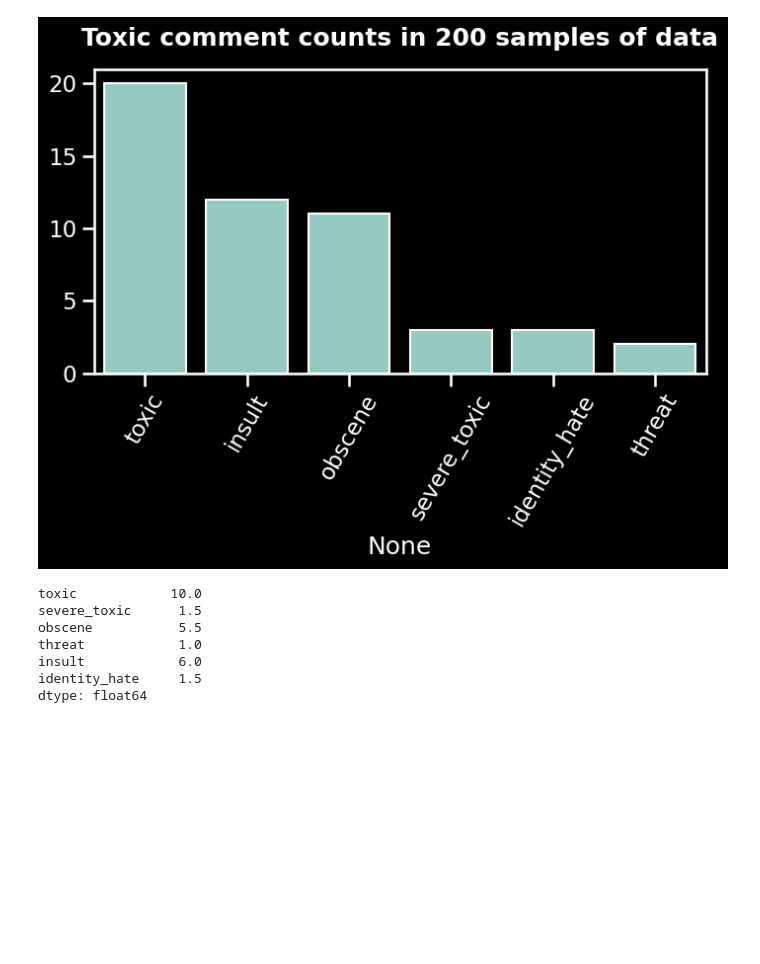
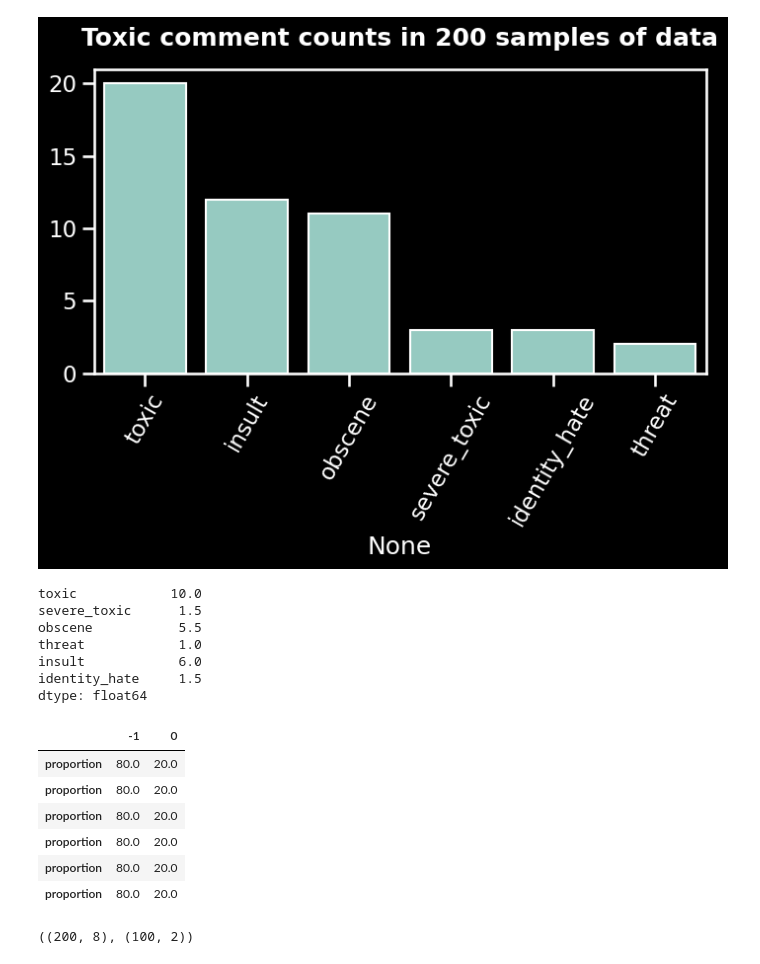
Before and after one commit to LHY-UESTC/NLP, a Jupyter notebook: NLP2.ipynb, the cells around one changed output. Cells and saved outputs as stored; diff of their text form; code cells hidden in the pictures; blank space fills up the shorter version.

```diff
--- a/NLP2.ipynb
+++ b/NLP2.ipynb
@@ -219,3 +220,22 @@ threat            1.0
 insult            6.0
 identity_hate     1.5
 dtype: float64
+# %%
+# 从测试数据集中删除 'id' 列，并将结果存储在 df_test_labels 变量中
+df_test_labels = test_labels.drop(['id'], axis = 1)
+# 对 df_test_labels 的每一列应用 count_values 函数，从而计算每个标签列的相对百分比。
+count_values = lambda x: np.round(df_test_labels[x].value_counts(normalize = True)*100, 1)
+# 使用 pd.DataFrame() 将计算结果转换为一个DataFrame对象，其中每一行表示一个标签列，每一列表示相对百分比。
+pd.DataFrame([count_values(col) for col in df_test_labels.columns.tolist()])
+# %% [output]
+|  | -1 | 0 |
+| proportion | 80.0 | 20.0 |
+| proportion | 80.0 | 20.0 |
+| proportion | 80.0 | 20.0 |
+| proportion | 80.0 | 20.0 |
+| proportion | 80.0 | 20.0 |
+| proportion | 80.0 | 20.0 |
+# %%
+train.shape, test.shape
+# %% [output]
+((200, 8), (100, 2))
```
Also changed, not shown: parts of 35 cells of this notebook, 1 other file.
